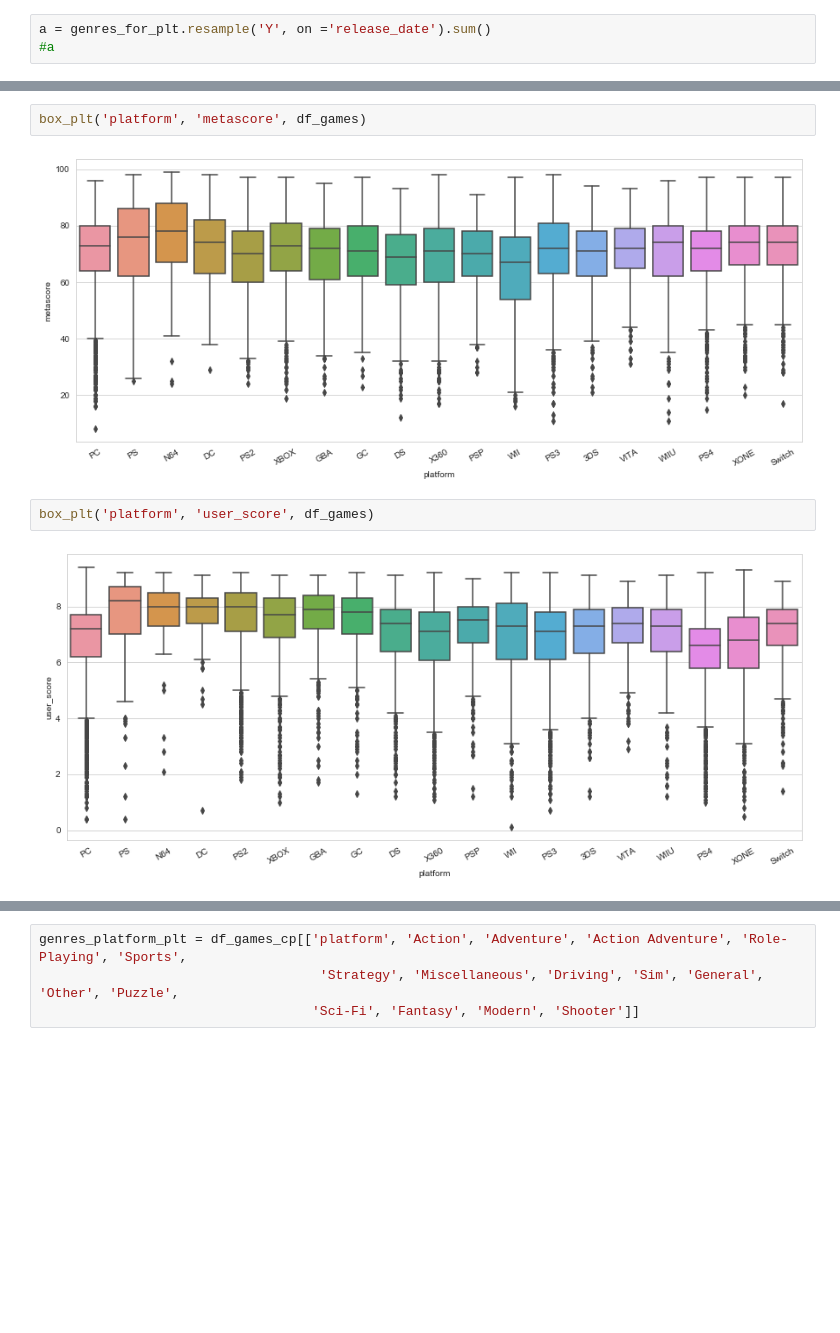
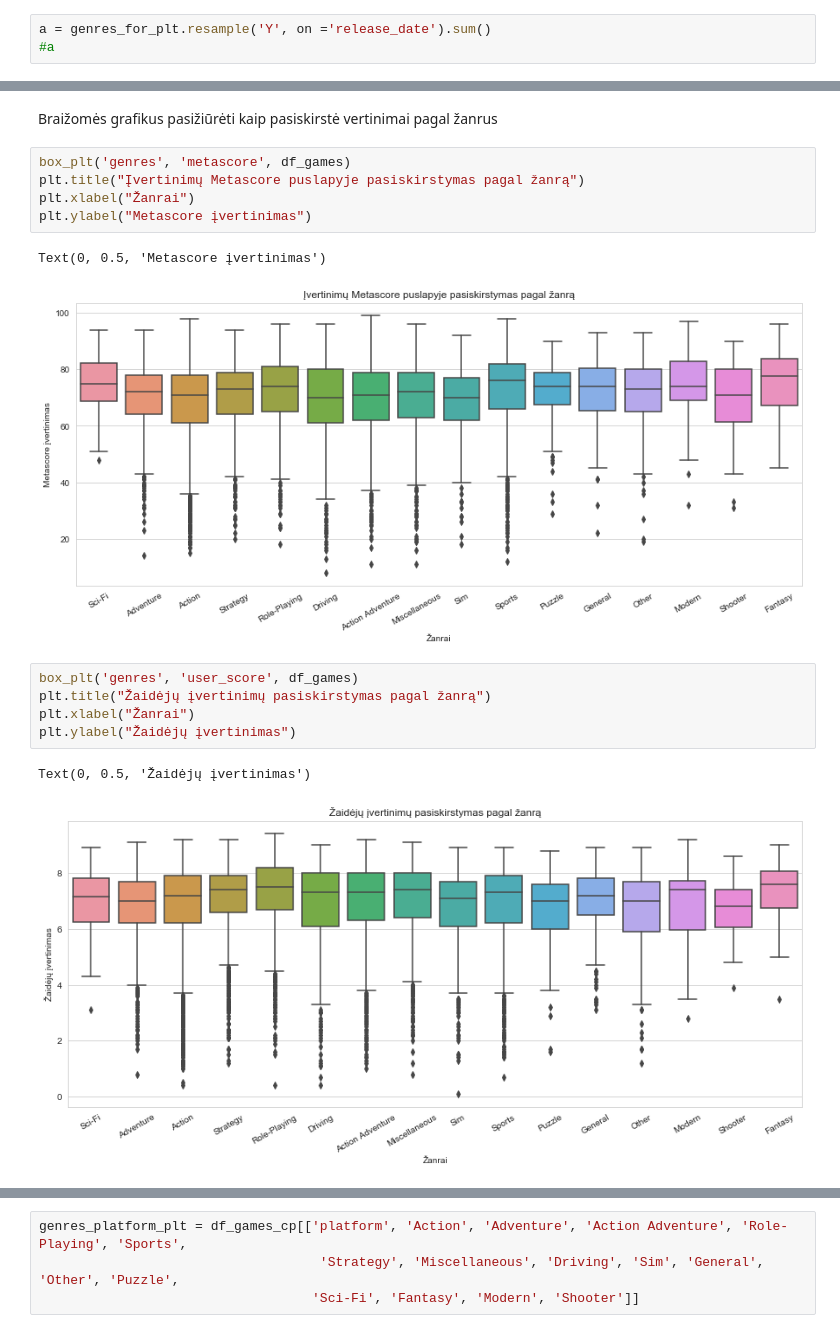
Before and after one commit to radi0imtuvas/Duomenu_analitikos_atsiskaitymas, a Jupyter notebook: Duomenu_analizes_atsiskaitymas.ipynb, the cells around one changed output, grey strips where cells are left out. Cells and saved outputs as stored; diff of their text form; blank space fills up the shorter version.

```diff
--- a/Duomenu_analizes_atsiskaitymas.ipynb
+++ b/Duomenu_analizes_atsiskaitymas.ipynb
@@ -178,8 +167,18 @@ box_plt('genres', 'user_score', df_games)
-# %%
-box_plt('platform', 'metascore', df_games)
-# %% [output]
-[figure, removed]
-# %%
-box_plt('platform', 'user_score', df_games)
-# %% [output]
-[figure, removed]
+# %% [markdown]
+Braižomės grafikus pasižiūrėti kaip pasiskirstė vertinimai pagal žanrus
+# %%
+box_plt('genres', 'metascore', df_games)
+plt.title("Įvertinimų Metascore puslapyje pasiskirstymas pagal žanrą")
+plt.xlabel("Žanrai")
+plt.ylabel("Metascore įvertinimas")
+# %% [output]
+Text(0, 0.5, 'Metascore įvertinimas')
+[figure, added]
+# %%
+box_plt('genres', 'user_score', df_games)
+plt.title("Žaidėjų įvertinimų pasiskirstymas pagal žanrą")
+plt.xlabel("Žanrai")
+plt.ylabel("Žaidėjų įvertinimas")
+# %% [output]
+Text(0, 0.5, 'Žaidėjų įvertinimas')
+[figure, added]
```
Also changed, not shown: parts of 55 cells of this notebook.
